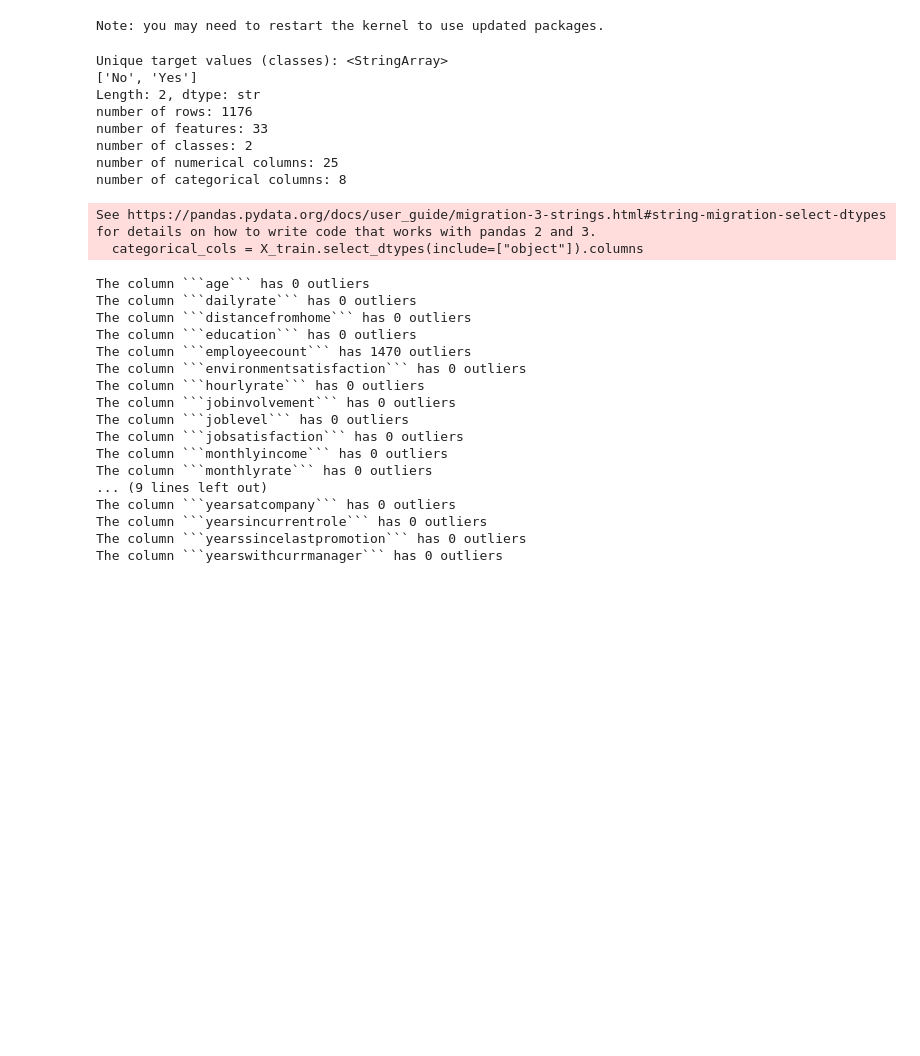
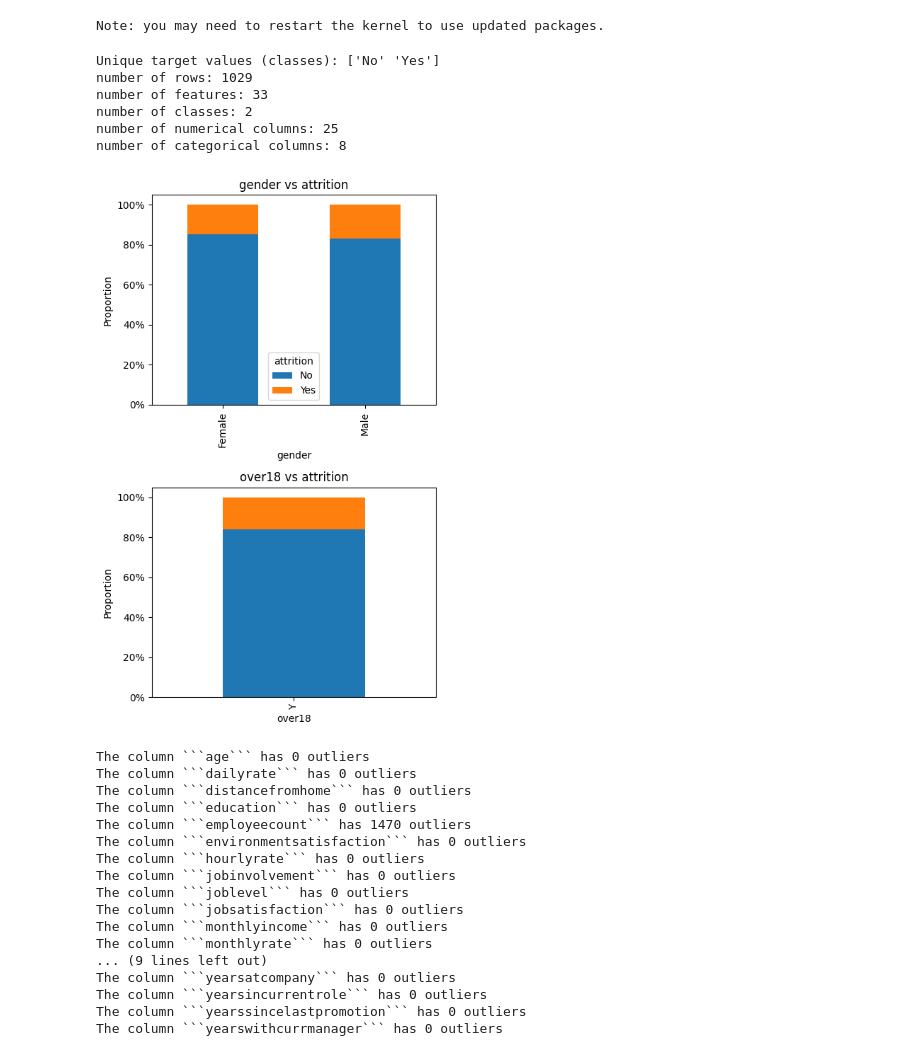
Before and after one commit to ahmedmostafa23/dstk_46_1, a Jupyter notebook: model_training.ipynb, the cells around one changed output. Drawn from its saved outputs; the diff is of its cells as text; code cells hidden in the pictures; blank space fills up the shorter version.

Commit message:
change values inside notebook

```diff
--- a/model_training.ipynb
+++ b/model_training.ipynb
@@ -5,6 +3,6 @@ ModuleNotFoundError: No module named 'pandas'
 # %%
 # load the data
-df = pd.read_csv("attrition_data.csv")
+df = pd.read_csv("data/attrition_data.csv")
 # %%
 # shuffle the data
 df = df.sample(frac=1).reset_index(drop=True)
@@ -53,9 +51,9 @@ from sklearn.model_selection import train_test_split
 X = df.drop(target_col, axis=1)
 y = df[target_col]
 
-train_ratio = 0.8
-val_ratio = 0.1
-test_ratio = 0.1
+train_ratio = 0.7
+val_ratio = 0.15
+test_ratio = 0.15
 
 # dividing into train and val_test together
 X_train, X_val_test, y_train, y_val_test = train_test_split(
@@ -91,23 +89,20 @@ categorical_cols = X_train.select_dtypes(include=["object"]).columns
 print("number of numerical columns:", len(numerical_cols))
 print("number of categorical columns:", len(categorical_cols))
 # %% [output]
-Unique target values (classes): <StringArray>
-['No', 'Yes']
-Length: 2, dtype: str
-number of rows: 1176
+Unique target values (classes): ['No' 'Yes']
+number of rows: 1029
 number of features: 33
 number of classes: 2
 number of numerical columns: 25
 number of categorical columns: 8
-See https://pandas.pydata.org/docs/user_guide/migration-3-strings.html#string-migration-select-dtypes for details on how to write code that works with pandas 2 and 3.
-  categorical_cols = X_train.select_dtypes(include=["object"]).columns
 # %%
 # chi squared test between target and categorical variables
 from scipy.stats import chi2_contingency
+from scipy.stats import t
 # H0: independent
 # Ha: dependent
 
-alpha = 0.05
+alpha = 0.01
 
 dependent_cols = []
 independent_cols = []
@@ -123,27 +118,29 @@ for categorical_col in categorical_cols:
 # %%
 # 100% stacked bar chart for each category in the col (x-axis) and target categories (y-axis)
 import matplotlib.pyplot as plt
 
 # Grid layout
-n_cols = 3
+n_cols = 1
 n_rows = (len(independent_cols) + n_cols - 1) // n_cols  # ceil division
 
 fig, axes = plt.subplots(n_rows, n_cols, figsize=(5*n_cols, 4*n_rows))
 axes = axes.flatten()
 
 for i, col in enumerate(independent_cols):
     ct = pd.crosstab(df[col], df[target_col], normalize='index')
     ct.plot(kind='bar', stacked=True, ax=axes[i], legend=(i==0))  # show legend only on first plot
     axes[i].set_title(f'{col} vs {target_col}')
     axes[i].set_ylabel('Proportion')
     axes[i].yaxis.set_major_formatter(plt.matplotlib.ticker.PercentFormatter(1.0))
 
 # Hide any unused subplots
 for j in range(i+1, len(axes)):
     axes[j].set_visible(False)
 
 plt.tight_layout()
 plt.show()
+# %% [output]
+[figure, added]
 # %%
 # outliers
 
```
Also changed, not shown: parts of 6 cells of this notebook.
